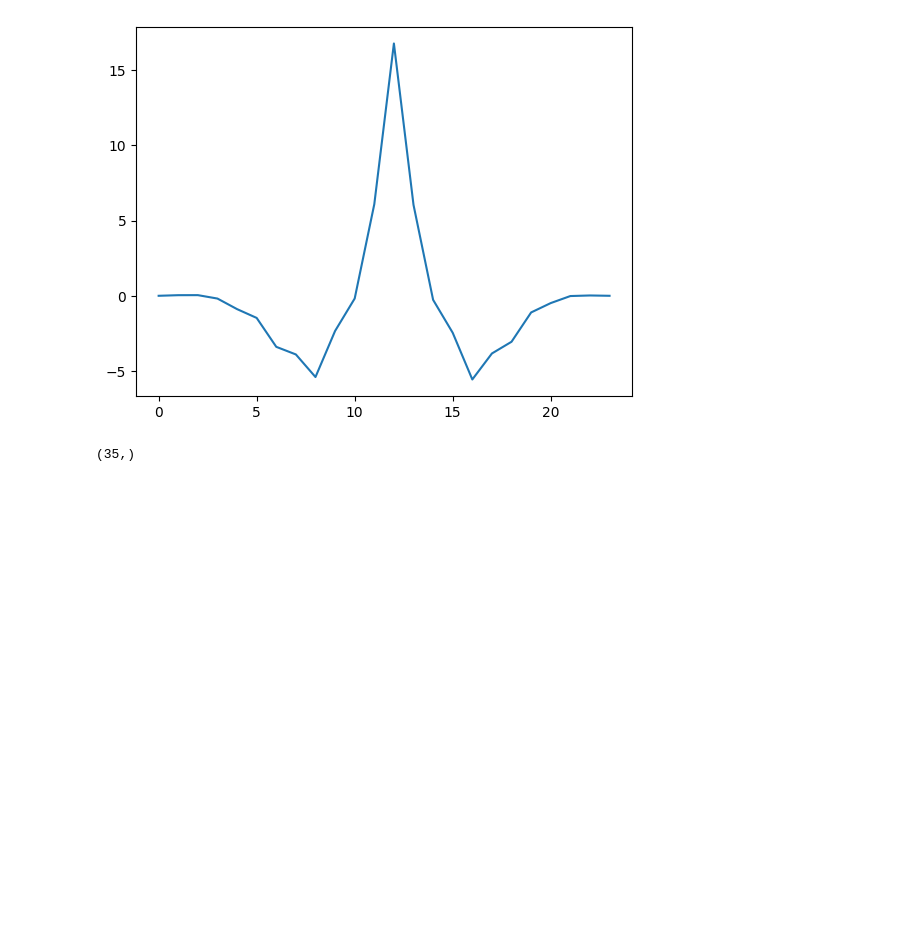
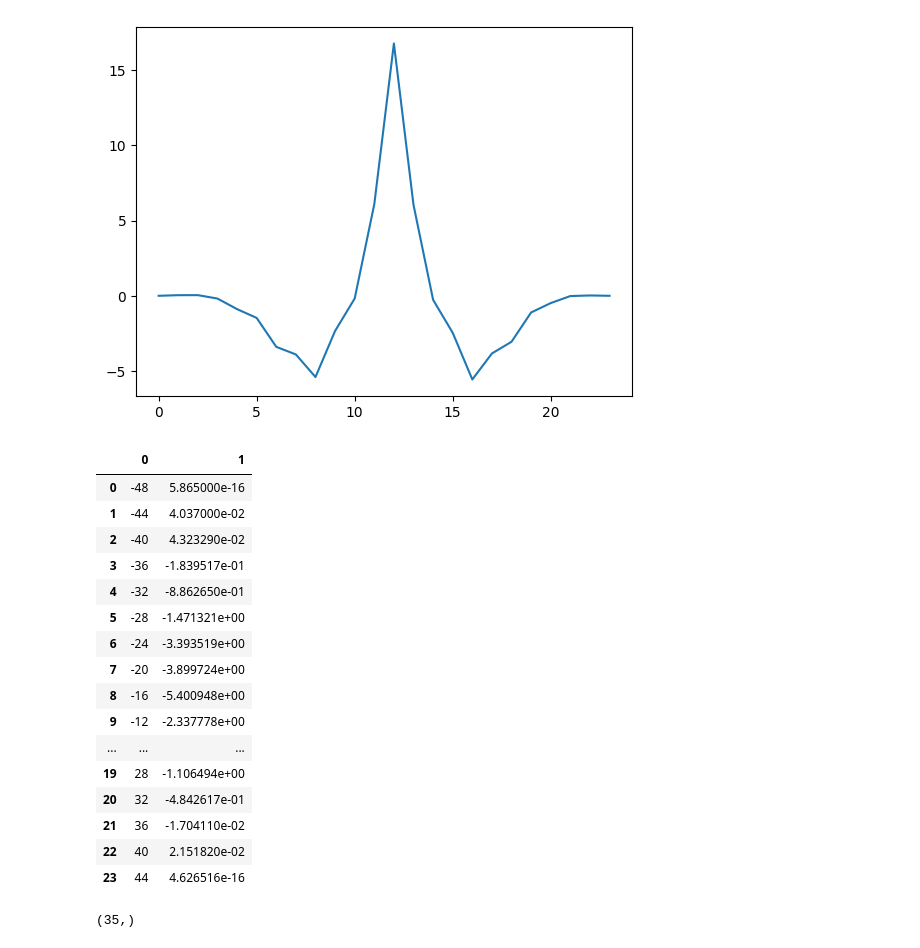
Before and after one commit to cljosegfer/vashisth2022direct, a Jupyter notebook: notebooks/reproducao_b2b.ipynb, the cells around one changed output. Cells and saved outputs as stored; diff of their text form; code cells hidden in the pictures; blank space fills up the shorter version.

```diff
--- a/notebooks/reproducao_b2b.ipynb
+++ b/notebooks/reproducao_b2b.ipynb
@@ -445,6 +479,26 @@ wvlt_sul_90.shape
 # %% [output]
 (24,)
 [figure]
+# %%
+df_sul_90
+# %% [output]
+|  | 0 | 1 |
+| 0 | -48 | 5.865000e-16 |
+| 1 | -44 | 4.037000e-02 |
+| 2 | -40 | 4.323290e-02 |
+| 3 | -36 | -1.839517e-01 |
+| 4 | -32 | -8.862650e-01 |
+| 5 | -28 | -1.471321e+00 |
+| 6 | -24 | -3.393519e+00 |
+| 7 | -20 | -3.899724e+00 |
+| 8 | -16 | -5.400948e+00 |
+| 9 | -12 | -2.337778e+00 |
+| ... | ... | ... |
+| 19 | 28 | -1.106494e+00 |
+| 20 | 32 | -4.842617e-01 |
+| 21 | 36 | -1.704110e-02 |
+| 22 | 40 | 2.151820e-02 |
+| 23 | 44 | 4.626516e-16 |
 # %%
 df_sinc_30_2_30 = pd.read_csv('/home/josegfer/datasets/ffb/wavelets/wavelet_sinc_30_2_30.dat',
                            header = None, sep = '\t')
```
Also changed, not shown: parts of 11 cells of this notebook.
